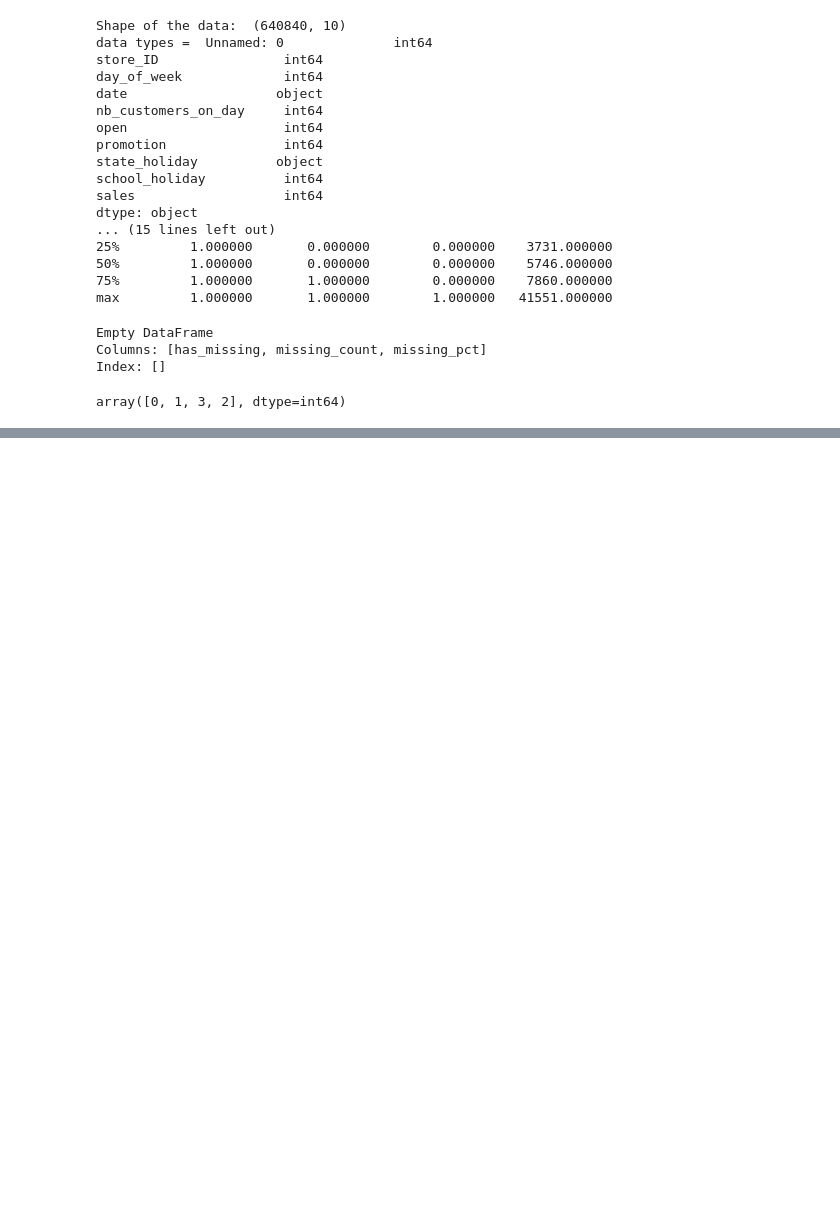
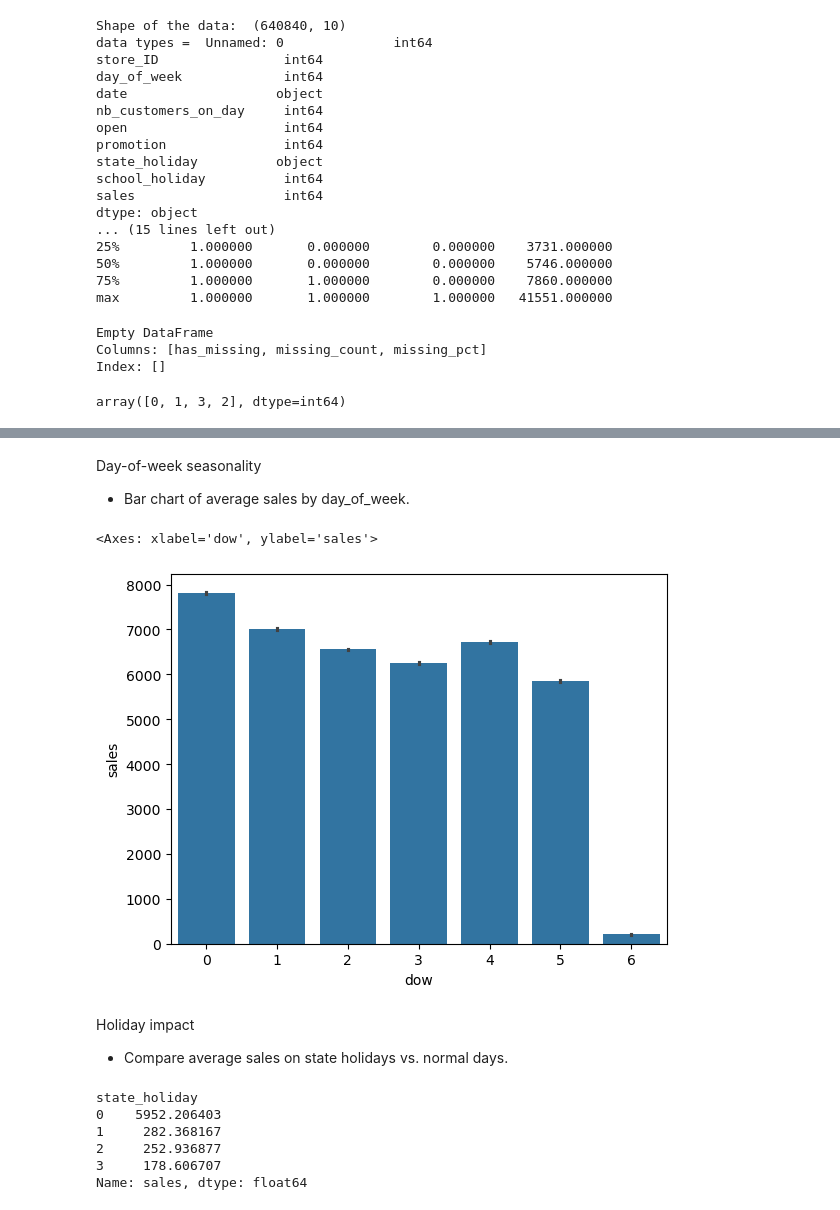
Before and after one commit to JeanDenisD/ironkaggle, a Jupyter notebook: Notebook kdr.ipynb, the cells around one changed output, grey strips where cells are left out. Cells and saved outputs as stored; diff of their text form; code cells hidden in the pictures; blank space fills up the shorter version.

```diff
--- a/Notebook kdr.ipynb
+++ b/Notebook kdr.ipynb
@@ -103,0 +161,24 @@ customer_data['promo_7d'] = (customer_data
+# %% [markdown]
+
+Day-of-week seasonality
+- Bar chart of average sales by day_of_week.
+# %%
+
+sns.barplot(x='dow', y='sales', data=customer_data, estimator=np.mean)
+# %% [output]
+<Axes: xlabel='dow', ylabel='sales'>
+[figure, added]
+# %% [markdown]
+
+Holiday impact
+- Compare average sales on state holidays vs. normal days.
+# %%
+avg_sales_by_holiday = customer_data.groupby('state_holiday')['sales'].mean()
+print(avg_sales_by_holiday)
+# %% [output]
+state_holiday
+0    5952.206403
+1     282.368167
+2     252.936877
+3     178.606707
+Name: sales, dtype: float64
```
Also changed, not shown: parts of 15 cells of this notebook.
